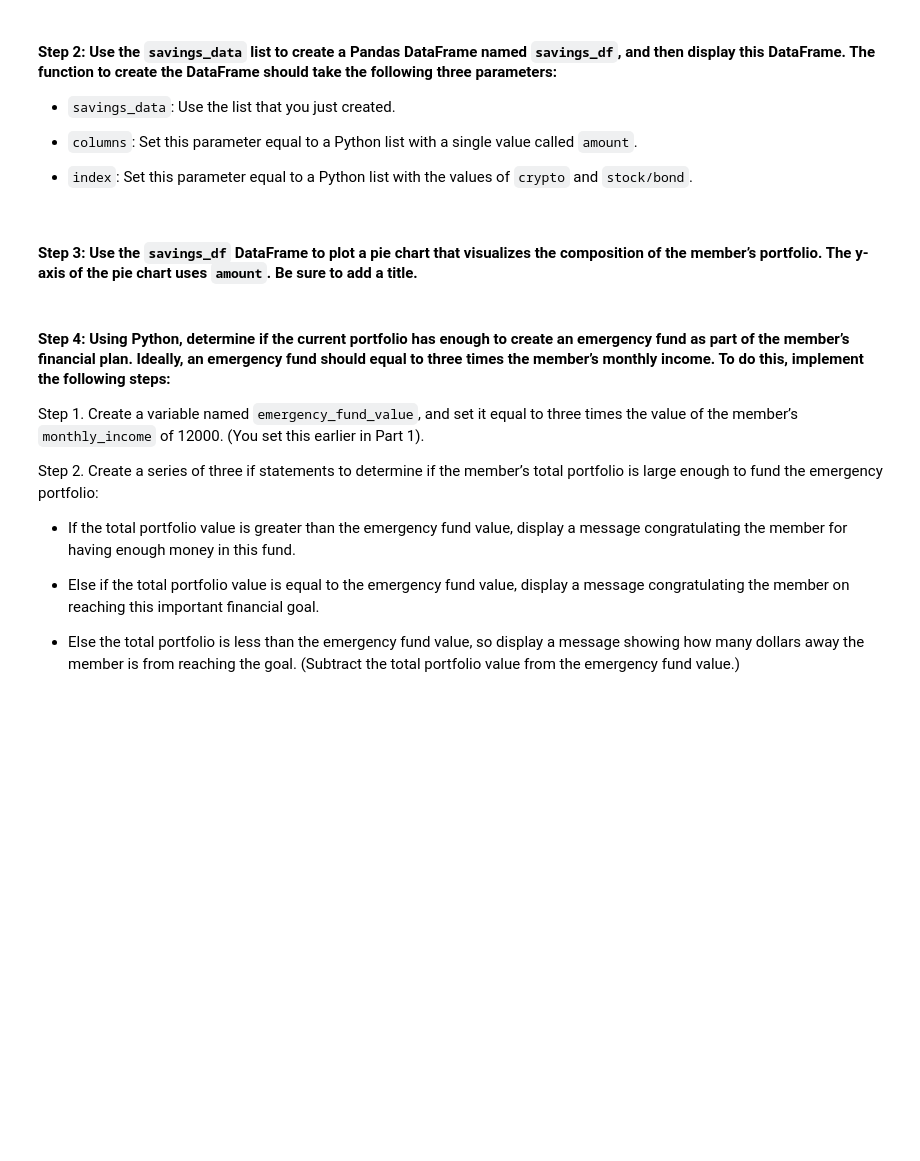
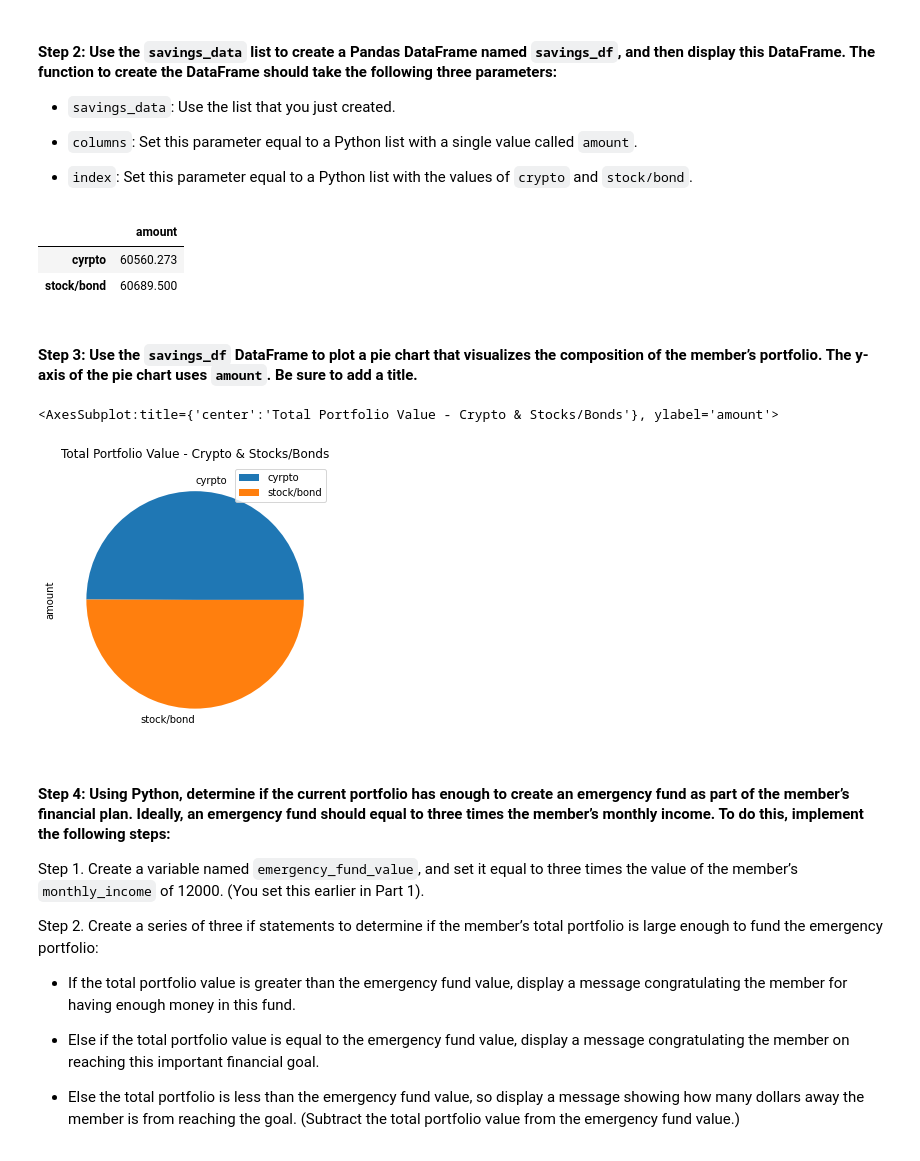
Before and after one commit to ccroft6/Financial_Planning_Tools, a Jupyter notebook: financial_planning_tools.ipynb, the cells around one changed output. Saved outputs shown, nothing was run; the diff lists cells and outputs as text; code cells hidden in the pictures; blank space fills up the shorter version.

```diff
--- a/financial_planning_tools.ipynb
+++ b/financial_planning_tools.ipynb
@@ -329,7 +329,7 @@ In this section, you’ll use the valuations for the cryptocurrency wallet and f
 #### Step 1: Create a Python list named `savings_data` that has two elements. The first element contains the total value of the cryptocurrency wallet. The second element contains the total value of the stock and bond portions of the portfolio.
 # %%
 # Consolidate financial assets data into a Python list
-# YOUR CODE HERE
+savings_data = [total_crypto_wallet, total_stocks_bonds]
 
 # Review the Python list savings_data
-# YOUR CODE HERE
+savings_data
@@ -343,15 +345,22 @@ In this section, you’ll use the valuations for the cryptocurrency wallet and f
 - `index`: Set this parameter equal to a Python list with the values of `crypto` and `stock/bond`.
 # %%
 # Create a Pandas DataFrame called savings_df
-# YOUR CODE HERE
+savings_df = pd.DataFrame(savings_data, columns=["amount"], index=["cyrpto","stock/bond"])
 
 # Display the savings_df DataFrame
-# YOUR CODE HERE
+savings_df
+# %% [output]
+|  | amount |
+| cyrpto | 60560.273 |
+| stock/bond | 60689.500 |
 # %% [markdown]
 #### Step 3: Use the `savings_df` DataFrame to plot a pie chart that visualizes the composition of the member’s portfolio. The y-axis of the pie chart uses `amount`. Be sure to add a title.
 # %%
 # Plot the total value of the member's portfolio (crypto and stock/bond) in a pie chart
-# YOUR CODE HERE
+savings_df.plot.pie(y='amount', title="Total Portfolio Value - Crypto & Stocks/Bonds", figsize=(5, 5))
+# %% [output]
+<AxesSubplot:title={'center':'Total Portfolio Value - Crypto & Stocks/Bonds'}, ylabel='amount'>
+[figure, added]
 # %% [markdown]
 #### Step 4: Using Python, determine if the current portfolio has enough to create an emergency fund as part of the member’s financial plan. Ideally, an emergency fund should equal to three times the member’s monthly income. To do this, implement the following steps:
 
```
Also changed, not shown: parts of 14 cells of this notebook.
